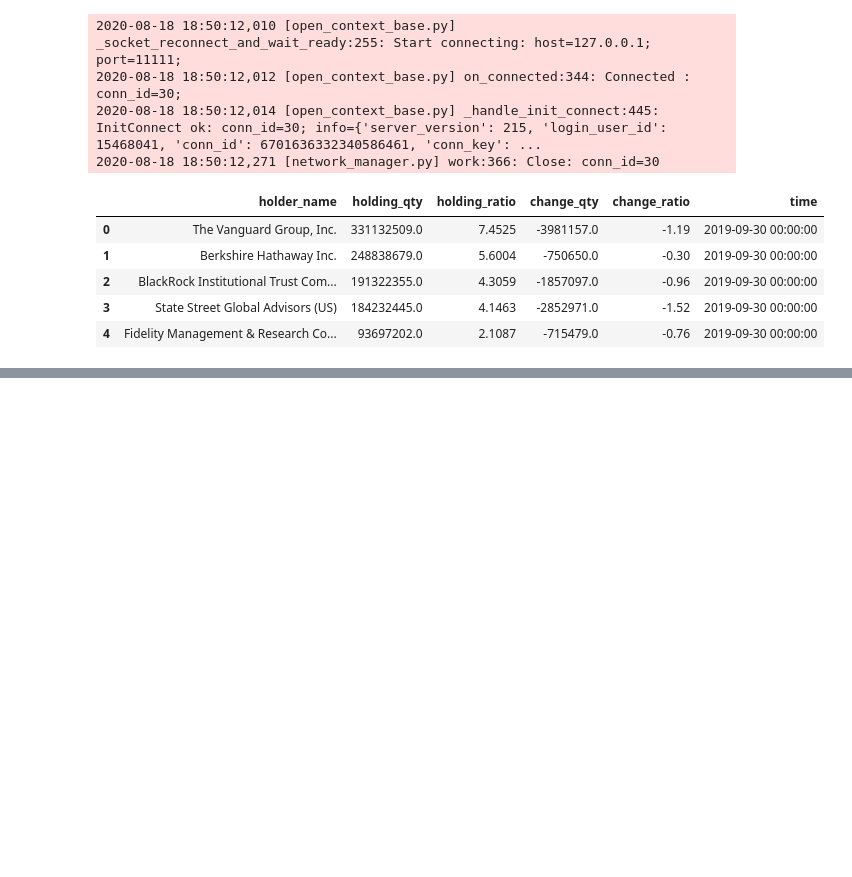
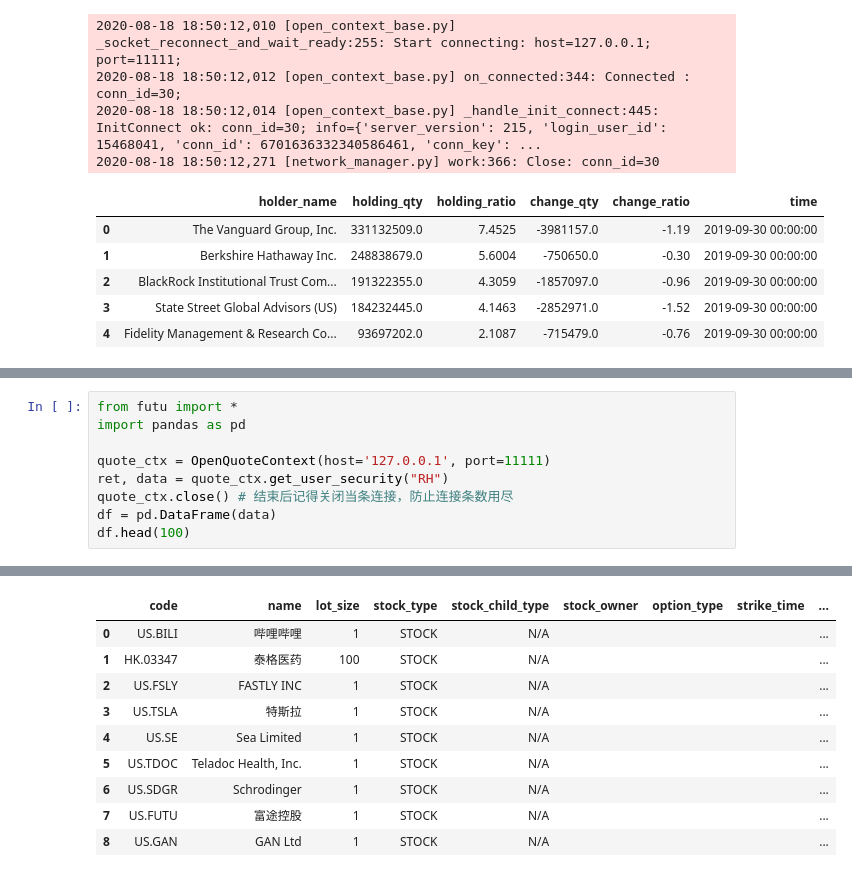
Before and after one commit to nathanhuangzhi/FutuAPI, a Jupyter notebook: Futu.ipynb, the cells around one changed output, grey strips where cells are left out. Drawn from its saved outputs; the diff is of its cells as text; blank space fills up the shorter version.

```diff
--- a/Futu.ipynb
+++ b/Futu.ipynb
@@ -124,0 +171,10 @@ df.head()
+# %%
+from futu import *
+import pandas as pd
+
+quote_ctx = OpenQuoteContext(host='127.0.0.1', port=11111)
+ret, data = quote_ctx.get_user_security("RH")
+quote_ctx.close() # 结束后记得关闭当条连接，防止连接条数用尽
+df = pd.DataFrame(data)
+df.head(100)
+# %% [output]
@@ -124,0 +185,10 @@ df.head()
+|  | code | name | lot_size | stock_type | stock_child_type | stock_owner | option_type | strike_time | ... |
+| 0 | US.BILI | 哔哩哔哩 | 1 | STOCK | N/A |  |  |  | ... |
+| 1 | HK.03347 | 泰格医药 | 100 | STOCK | N/A |  |  |  | ... |
+| 2 | US.FSLY | FASTLY INC | 1 | STOCK | N/A |  |  |  | ... |
+| 3 | US.TSLA | 特斯拉 | 1 | STOCK | N/A |  |  |  | ... |
+| 4 | US.SE | Sea Limited | 1 | STOCK | N/A |  |  |  | ... |
+| 5 | US.TDOC | Teladoc Health, Inc. | 1 | STOCK | N/A |  |  |  | ... |
+| 6 | US.SDGR | Schrodinger | 1 | STOCK | N/A |  |  |  | ... |
+| 7 | US.FUTU | 富途控股 | 1 | STOCK | N/A |  |  |  | ... |
+| 8 | US.GAN | GAN Ltd | 1 | STOCK | N/A |  |  |  | ... |
```
Also changed, not shown: parts of 3 cells of this notebook.
